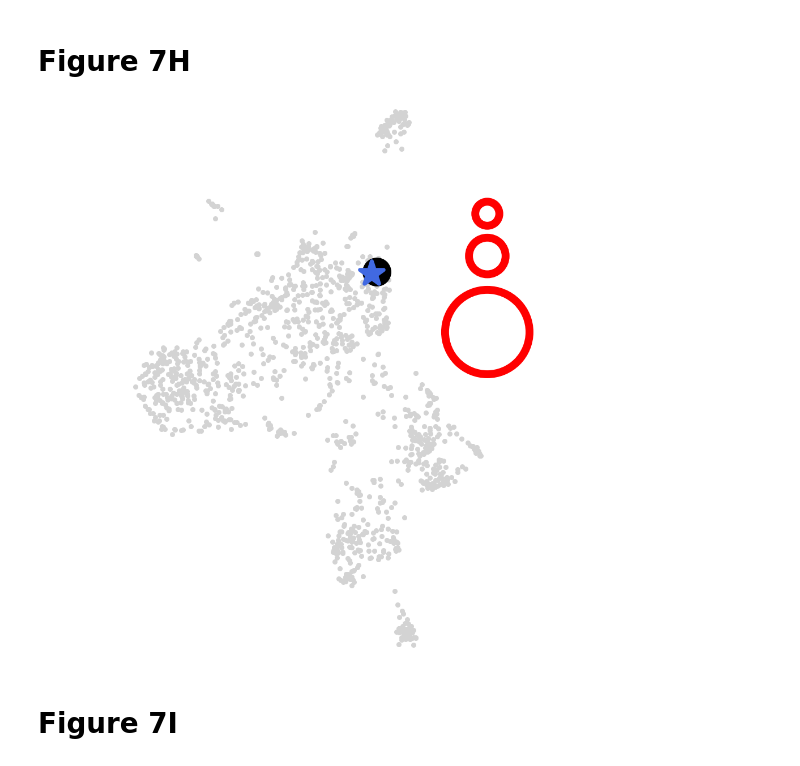
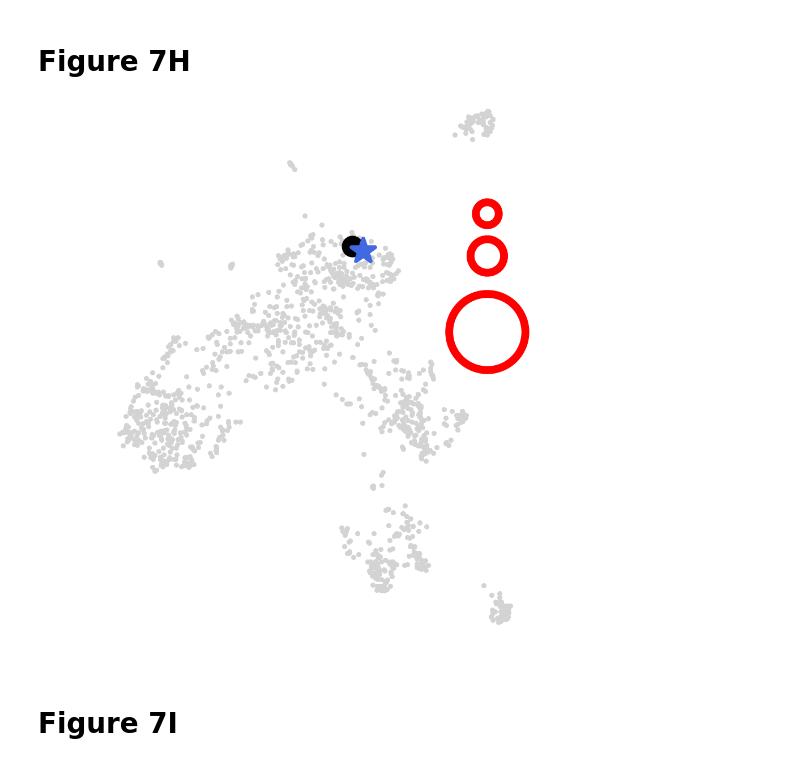
Before and after one commit to FredHutch/MeningiomaLandscape-HollandLab, a Jupyter notebook: notebooks/Figure7.ipynb, the cells around one changed output. Saved outputs shown, nothing was run; the diff lists cells and outputs as text; code cells hidden in the pictures.

```diff
--- a/notebooks/Figure7.ipynb
+++ b/notebooks/Figure7.ipynb
@@ -31,3 +31,4 @@ plt.rcParams['font.sans-serif'] = 'Arial'
 # %%
 from meningioma_utils import load_reference_umap
 umap_df = load_reference_umap()
+umap_df['umap_2'] = -umap_df['umap_2']
@@ -36,7 +37,7 @@ metadata_df = pd.read_csv('../data/patient_clinical_metadata.csv', index_col=0)
 # %% [markdown]
 We are loading precomputed data here. Pretrained UMAPs could be used, but 129,800 UMAPs calls would need to made (One call for each patient (N=1298) for each pretrained UMAP model (N=100)). Loading data for CV is faster for this example.
 # %%
-with open('../data/precomputed_crossvalidated_umaps.pkl', 'rb') as f:
+with open('../data/vst_cv_umap_embeddings.pkl', 'rb') as f:
     cv_umap_embeddings = pickle.load(f)
 # %% [markdown]
 # Background computation
@@ -387,39 +390,39 @@ zero_idxs = _scale_df.loc[_scale_df == 0].index.tolist()
 ax.scatter(umap_df.drop(EXAMPLE_PATIENT_7fgh)['umap_1'], umap_df.drop(EXAMPLE_PATIENT_7fgh)['umap_2'], marker='o', color='lightgrey',
            s=30, alpha=1)
 ax.scatter(umap_df.loc[EXAMPLE_PATIENT_7fgh]['umap_1'], umap_df.loc[EXAMPLE_PATIENT_7fgh]['umap_2'], marker='o', linewidth=5,
-           edgecolors='black', facecolors='black', s=1000, alpha=1)
+           edgecolors='black', facecolors='black', s=500, alpha=1)
 
 # centroid
 temp_umap_df = umap_df.copy()
 temp_umap_df['umap_1'] = temp_umap_df['umap_1']*_scale_df
 temp_umap_df['umap_2'] = temp_umap_df['umap_2']*_scale_df
 
 x, y = temp_umap_df.sum()/_scale_df.sum()
 ax.scatter(x, y, edgecolors='royalblue', marker='*', s=1000, facecolors='royalblue', alpha=1, linewidth=5)
 
 ax.spines['right'].set_visible(False)
 ax.spines['top'].set_visible(False)
 ax.spines['left'].set_visible(False)
 ax.spines['bottom'].set_visible(False)
 
 ax.set_xticks([])
 ax.set_yticks([])
 
 ax.set_ylim(-6.5, 6.5)
 ax.set_xlim(-6.5, 6.5)
 
 cc1 = plt.Circle(( 4 , 4), SCORE_DF['cent_dist'].median(), fill=False, edgecolor='red', ls='-', lw=10)
 cc2 = plt.Circle(( 4 , 3), SCORE_DF['cent_dist'].quantile(0.75), fill=False, edgecolor='red', ls='-', lw=10)
 cc3 = plt.Circle(( 4 , 1.2), SCORE_DF['cent_dist'].quantile(0.95), fill=False, edgecolor='red', ls='-', lw=10)
 
 ax.add_artist(cc1)
 ax.add_artist(cc2)
 ax.add_artist(cc3)
 
 plt.tight_layout()
 plt.show()
 # %% [output]
-[figure, old version]
+[figure, new version]
 # %% [markdown]
 # Figure 7I
 # %%
```
Also changed, not shown: parts of 13 cells of this notebook, 1 other file.
